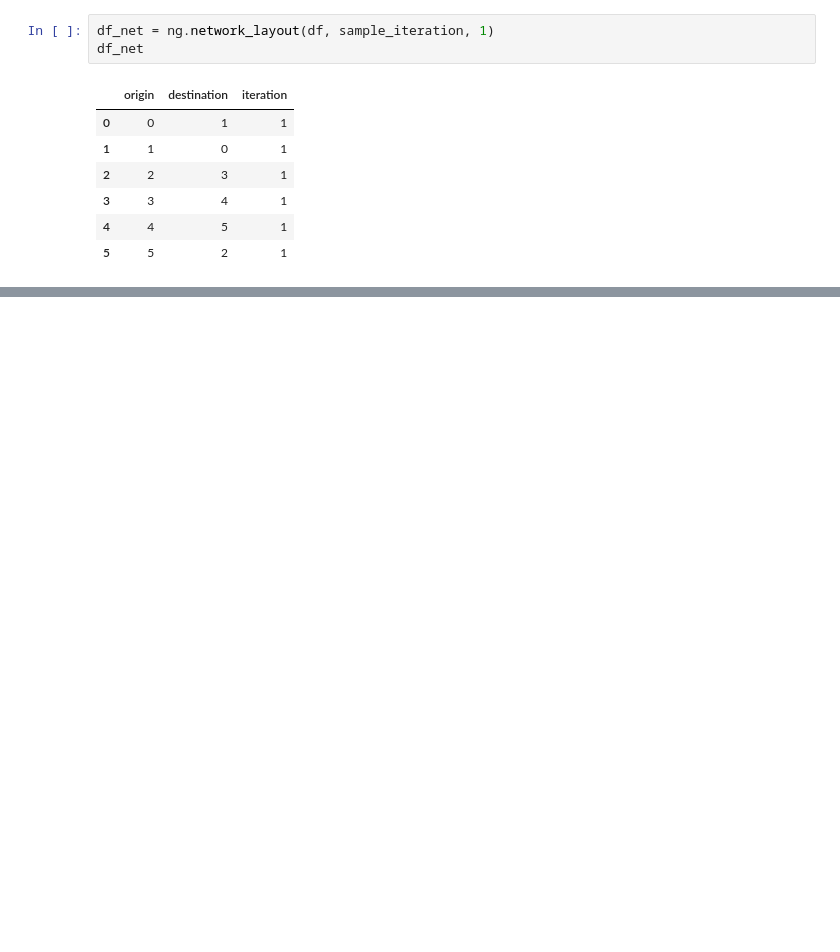
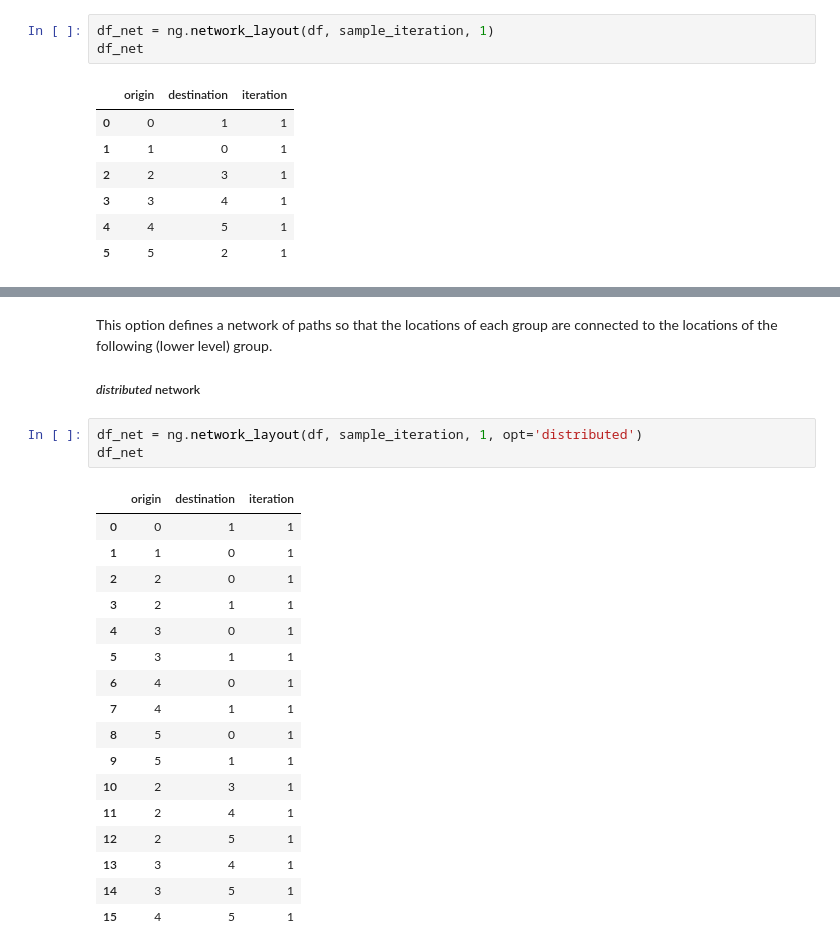
Before and after one commit to mllobera/netsim, a Jupyter notebook: notebooks/NetGen2.ipynb, the cells around one changed output, grey strips where cells are left out. Drawn from its saved outputs; the diff is of its cells as text; blank space fills up the shorter version.

```diff
--- a/notebooks/NetGen2.ipynb
+++ b/notebooks/NetGen2.ipynb
@@ -207,0 +144,25 @@ With the 'cummulative' option, locations **in each group** are connected in the
+# %% [markdown]
+This option defines a network of paths so that the locations of each group are connected to the locations of the following (lower level) group.
+
+##### *distributed* network
+# %%
+df_net = ng.network_layout(df, sample_iteration, 1, opt='distributed')
+df_net
+# %% [output]
+|  | origin | destination | iteration |
+| 0 | 0 | 1 | 1 |
+| 1 | 1 | 0 | 1 |
+| 2 | 2 | 0 | 1 |
+| 3 | 2 | 1 | 1 |
+| 4 | 3 | 0 | 1 |
+| 5 | 3 | 1 | 1 |
+| 6 | 4 | 0 | 1 |
+| 7 | 4 | 1 | 1 |
+| 8 | 5 | 0 | 1 |
+| 9 | 5 | 1 | 1 |
+| 10 | 2 | 3 | 1 |
+| 11 | 2 | 4 | 1 |
+| 12 | 2 | 5 | 1 |
+| 13 | 3 | 4 | 1 |
+| 14 | 3 | 5 | 1 |
+| 15 | 4 | 5 | 1 |
```
Also changed, not shown: parts of 28 cells of this notebook, 1 other file.
